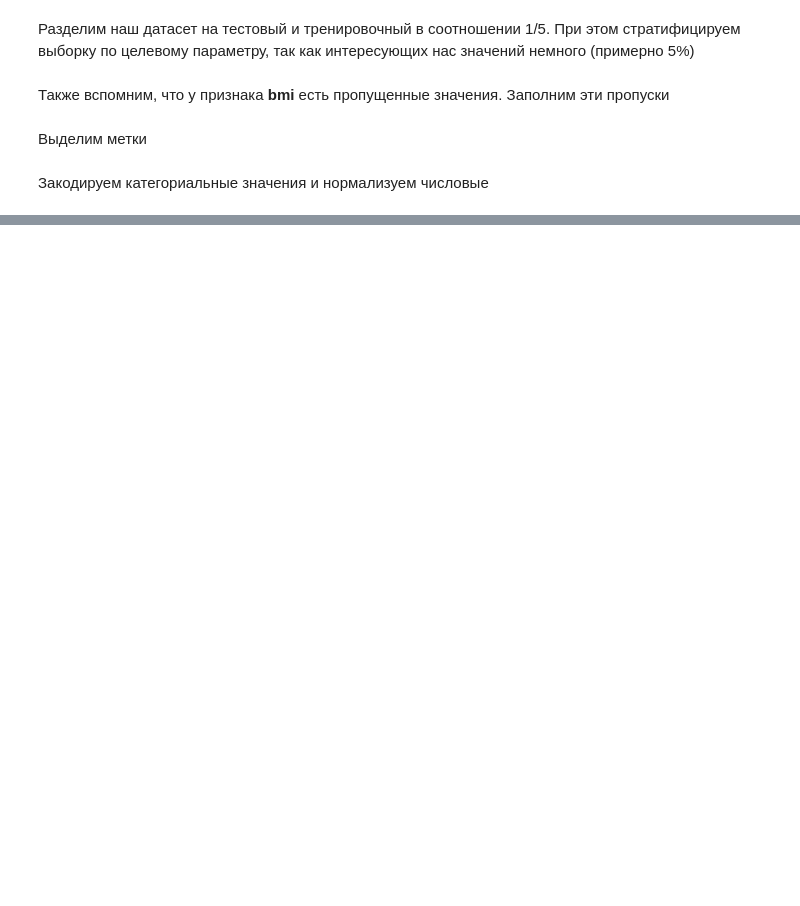
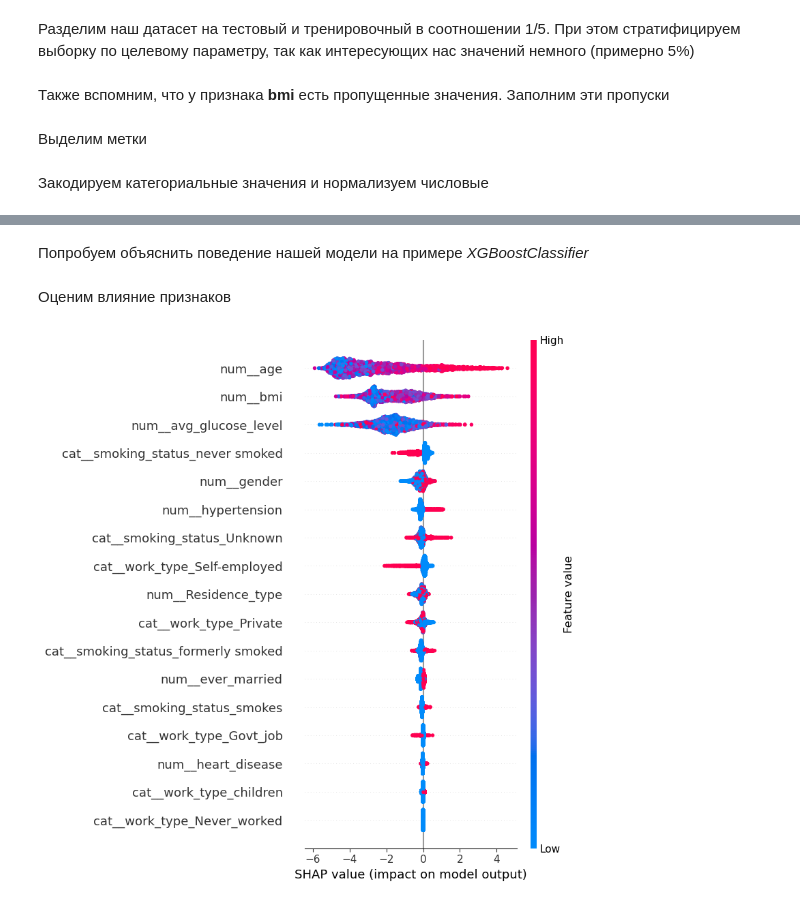
Before and after one commit to d-vitkovskiy/kaggle-projects, a Jupyter notebook: 1_brain_stroke/brain_stroke.ipynb, the cells around one changed output, grey strips where cells are left out. Cells and saved outputs as stored; diff of their text form; code cells hidden in the pictures; blank space fills up the shorter version.

```diff
--- a/1_brain_stroke/brain_stroke.ipynb
+++ b/1_brain_stroke/brain_stroke.ipynb
@@ -2204,2 +571,0 @@ vot_soft = VotingClassifier(estimators=estimators, voting='soft', n_jobs=-1)
-# %%
-vot_soft.fit(X_train_encoded, y_train)
@@ -2256,2 +571,0 @@ sta_clf = StackingClassifier(
-# %%
-sta_clf.fit(X_train_encoded, y_train)
@@ -2310,2 +571,0 @@ sta_clf = StackingClassifier(
-# %%
-sta_clf.fit(X_train_encoded, y_train)
@@ -2556,0 +605,6 @@ conf_matrix(y_test, y_pred_test)
+# %% [markdown]
+Попробуем объяснить поведение нашей модели на примере _XGBoostClassifier_
+# %%
+explainer = shap.TreeExplainer(xgb_clf)
+shap_train_values = explainer.shap_values(X_train_encoded, y_train)
+shap_test_values = explainer.shap_values(X_test_encoded, y_test)
@@ -2556,0 +614,6 @@ conf_matrix(y_test, y_pred_test)
+# %% [markdown]
+Оценим влияние признаков
+# %%
+shap.summary_plot(shap_train_values, X_train_encoded, prep.get_feature_names_out())
+# %% [output]
+[figure, added]
```
Also changed, not shown: parts of 408 cells of this notebook.
